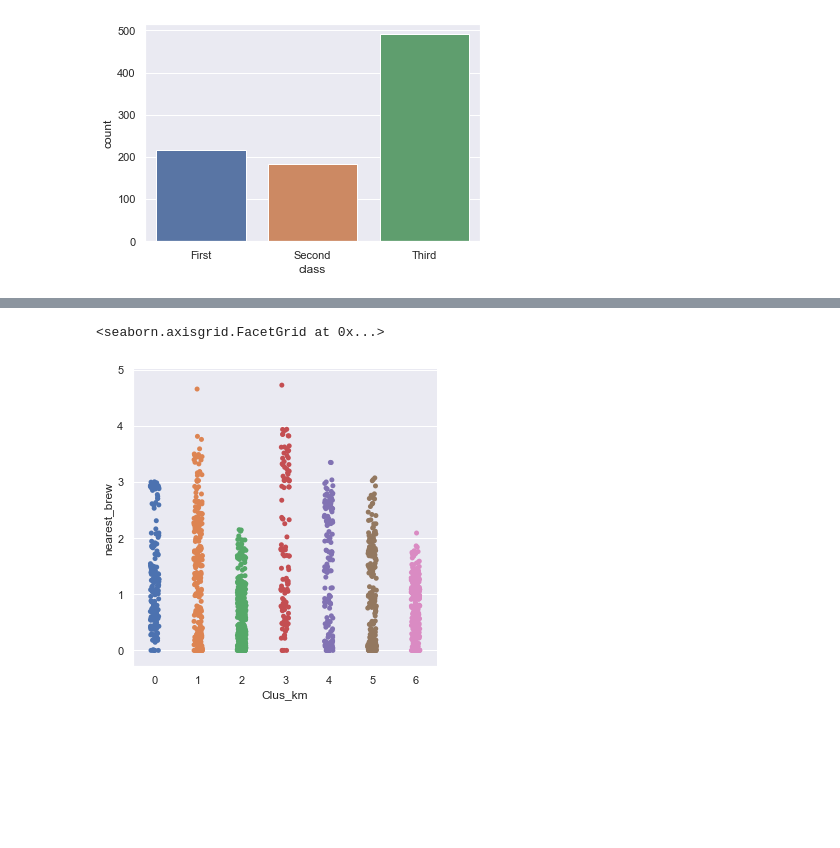
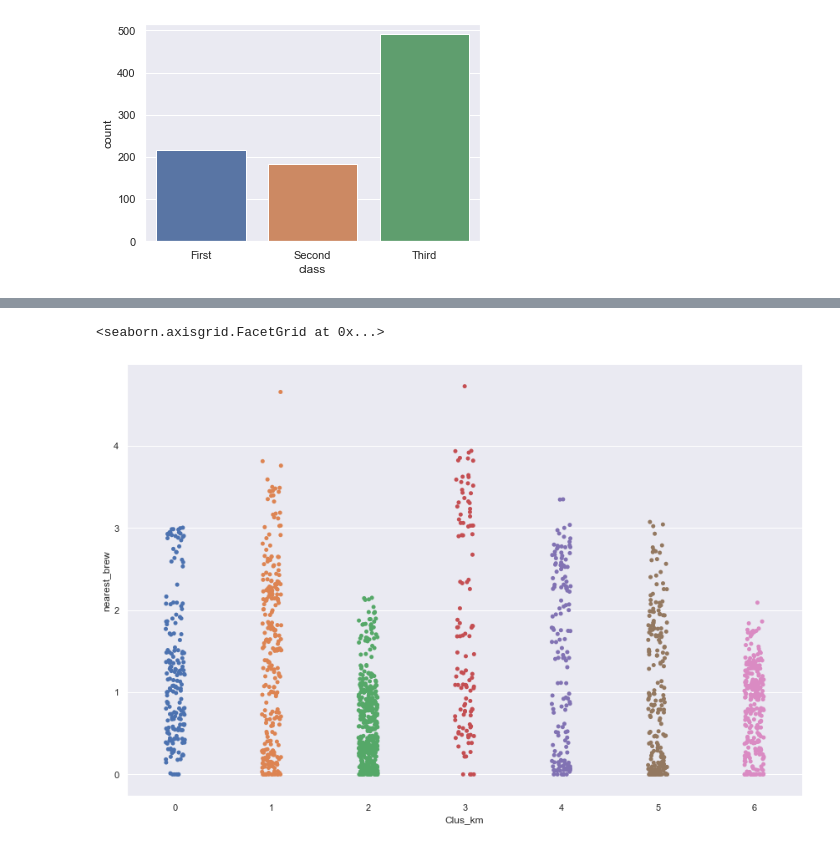
Before and after one commit to no50free/Twin_Cities_Cluster_Analysis, a Jupyter notebook: Capstone Cleaned.ipynb, the cells around one changed output, grey strips where cells are left out. Drawn from its saved outputs; the diff is of its cells as text; code cells hidden in the pictures; blank space fills up the shorter version.

```diff
--- a/Capstone Cleaned.ipynb
+++ b/Capstone Cleaned.ipynb
@@ -671,5 +682,5 @@ sns.catplot(x='Clus_Db', y='nearest_brew', hue='Clus_Db', data=gdf[gdf['Clus_Db'
 # %%
-sns.catplot(x='Clus_km', y='nearest_brew', hue='Clus_km', data=gdf)
+sns.catplot(x='Clus_km', y='nearest_brew', hue='Clus_km', data=gdf, height=8, aspect=1.5)
 # %% [output]
 <seaborn.axisgrid.FacetGrid at 0x...>
-[figure, old version]
+[figure, new version]
```
Also changed, not shown: parts of 4 cells of this notebook.
